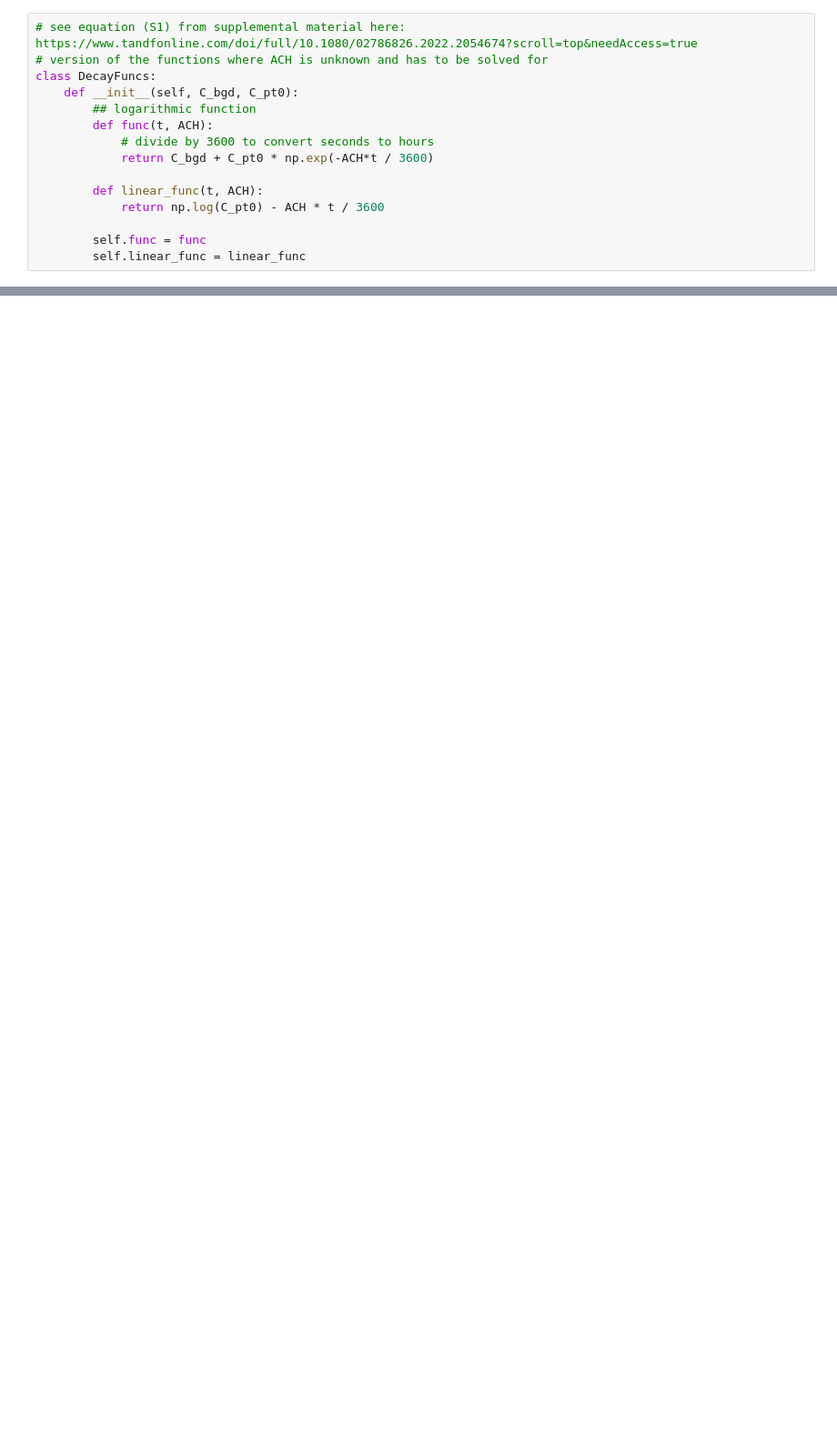
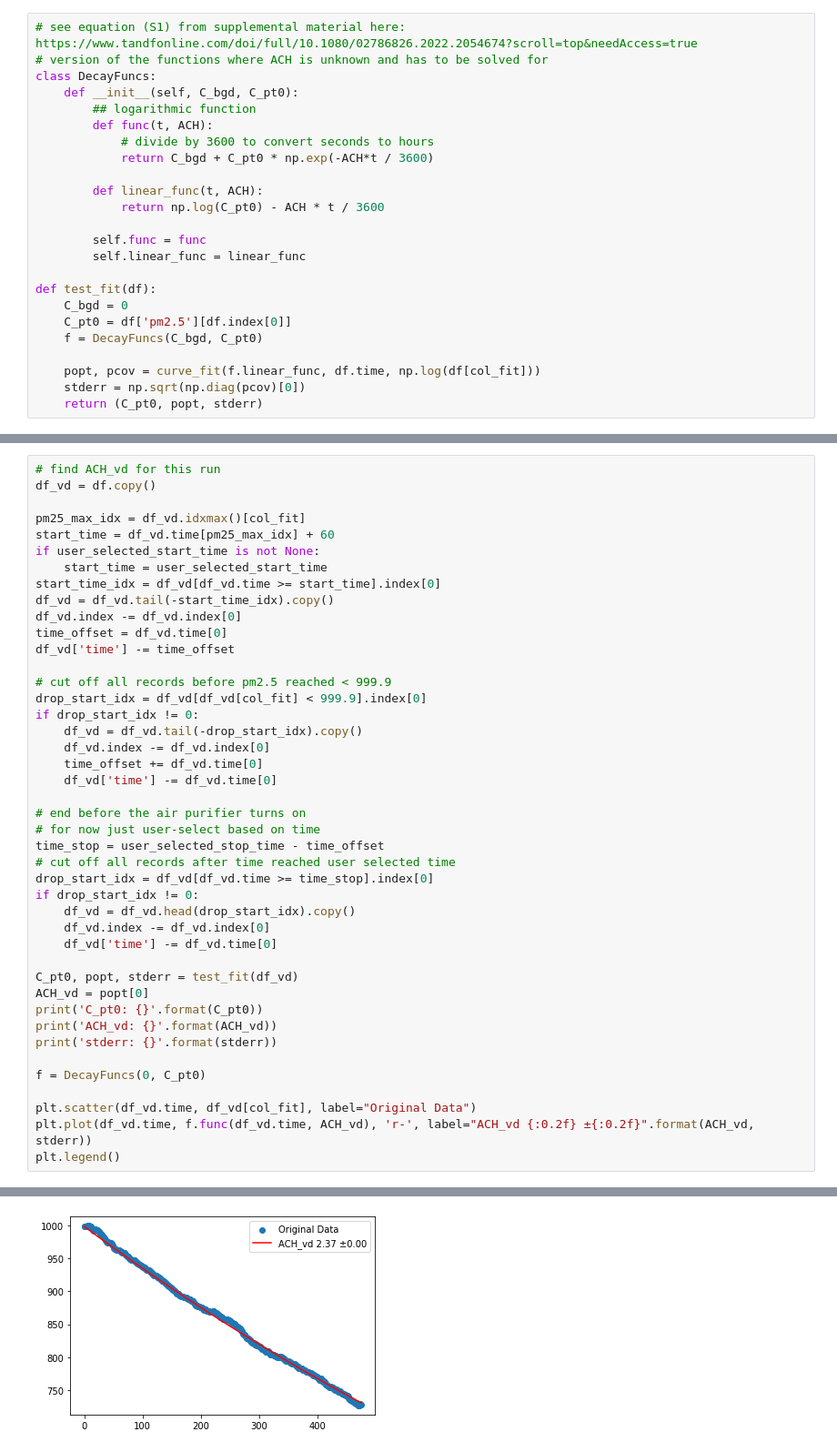
Before and after one commit to robwiss/analyze_cadr, a Jupyter notebook: analyze_cadr.ipynb, the cells around one changed output, grey strips where cells are left out. Shown at 91% size. Drawn from its saved outputs; the diff is of its cells as text; blank space fills up the shorter version.

```diff
--- a/analyze_cadr.ipynb
+++ b/analyze_cadr.ipynb
@@ -29,3 +57,12 @@ class DecayFuncs:
 
         self.func = func
         self.linear_func = linear_func
+
+def test_fit(df):
+    C_bgd = 0
+    C_pt0 = df['pm2.5'][df.index[0]]
+    f = DecayFuncs(C_bgd, C_pt0)
+
+    popt, pcov = curve_fit(f.linear_func, df.time, np.log(df[col_fit]))
+    stderr = np.sqrt(np.diag(pcov)[0])
+    return (C_pt0, popt, stderr)
@@ -31,0 +71,44 @@ class DecayFuncs:
+# %%
+# find ACH_vd for this run
+df_vd = df.copy()
+
+pm25_max_idx = df_vd.idxmax()[col_fit]
+start_time = df_vd.time[pm25_max_idx] + 60
+if user_selected_start_time is not None:
+    start_time = user_selected_start_time
+start_time_idx = df_vd[df_vd.time >= start_time].index[0]
+df_vd = df_vd.tail(-start_time_idx).copy()
+df_vd.index -= df_vd.index[0]
+time_offset = df_vd.time[0]
+df_vd['time'] -= time_offset
+
+# cut off all records before pm2.5 reached < 999.9
+drop_start_idx = df_vd[df_vd[col_fit] < 999.9].index[0]
+if drop_start_idx != 0:
+    df_vd = df_vd.tail(-drop_start_idx).copy()
+    df_vd.index -= df_vd.index[0]
+    time_offset += df_vd.time[0]
+    df_vd['time'] -= df_vd.time[0]
+
+# end before the air purifier turns on
+# for now just user-select based on time
+time_stop = user_selected_stop_time - time_offset
+# cut off all records after time reached user selected time
+drop_start_idx = df_vd[df_vd.time >= time_stop].index[0]
+if drop_start_idx != 0:
+    df_vd = df_vd.head(drop_start_idx).copy()
+    df_vd.index -= df_vd.index[0]
+    df_vd['time'] -= df_vd.time[0]
+
+C_pt0, popt, stderr = test_fit(df_vd)
+ACH_vd = popt[0]
+print('C_pt0: {}'.format(C_pt0))
+print('ACH_vd: {}'.format(ACH_vd))
+print('stderr: {}'.format(stderr))
+
+f = DecayFuncs(0, C_pt0)
+
+plt.scatter(df_vd.time, df_vd[col_fit], label="Original Data")
+plt.plot(df_vd.time, f.func(df_vd.time, ACH_vd), 'r-', label="ACH_vd {:0.2f} ±{:0.2f}".format(ACH_vd, stderr))
+plt.legend()
+# %% [output]
@@ -32 +119,2 @@ class DecayFuncs:
+[figure, added]
 # %%
```
Also changed, not shown: parts of 13 cells of this notebook, 1 other file.
